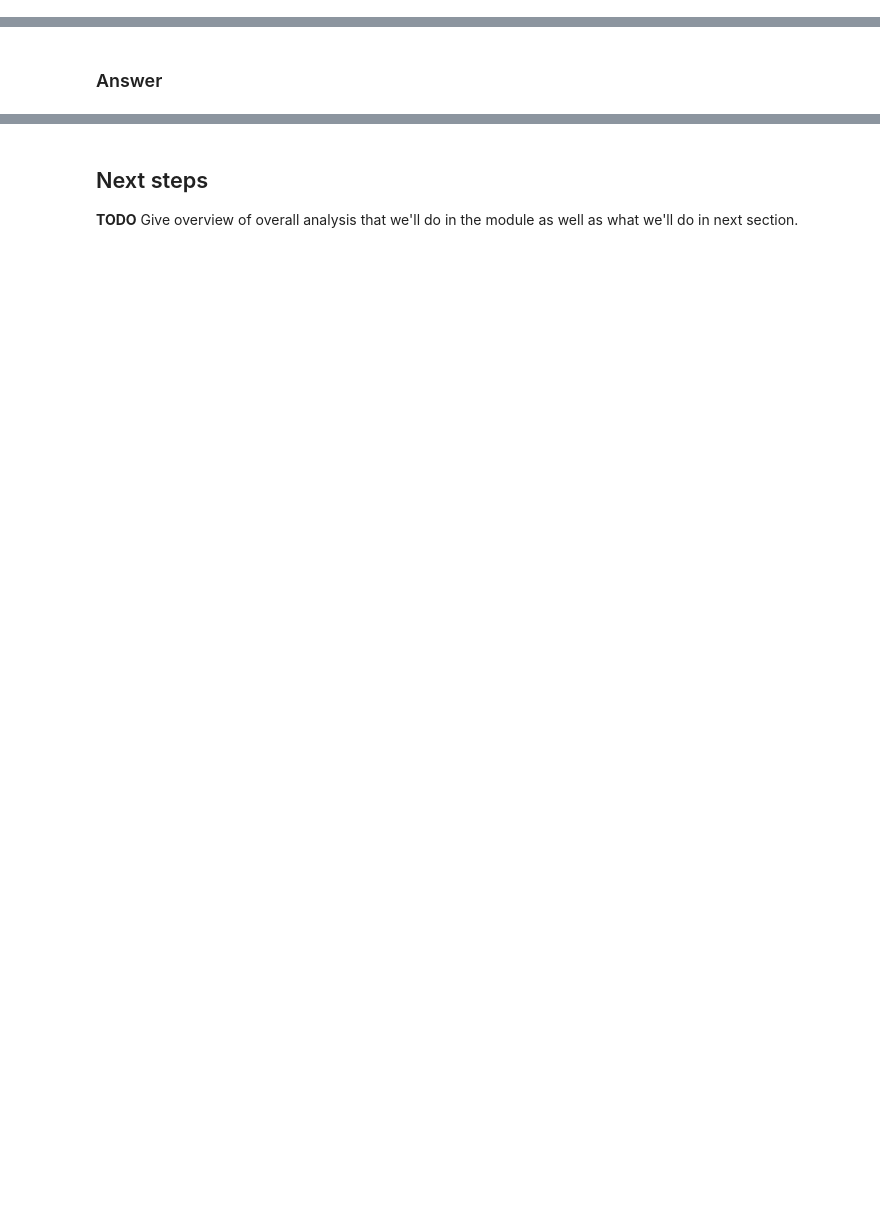
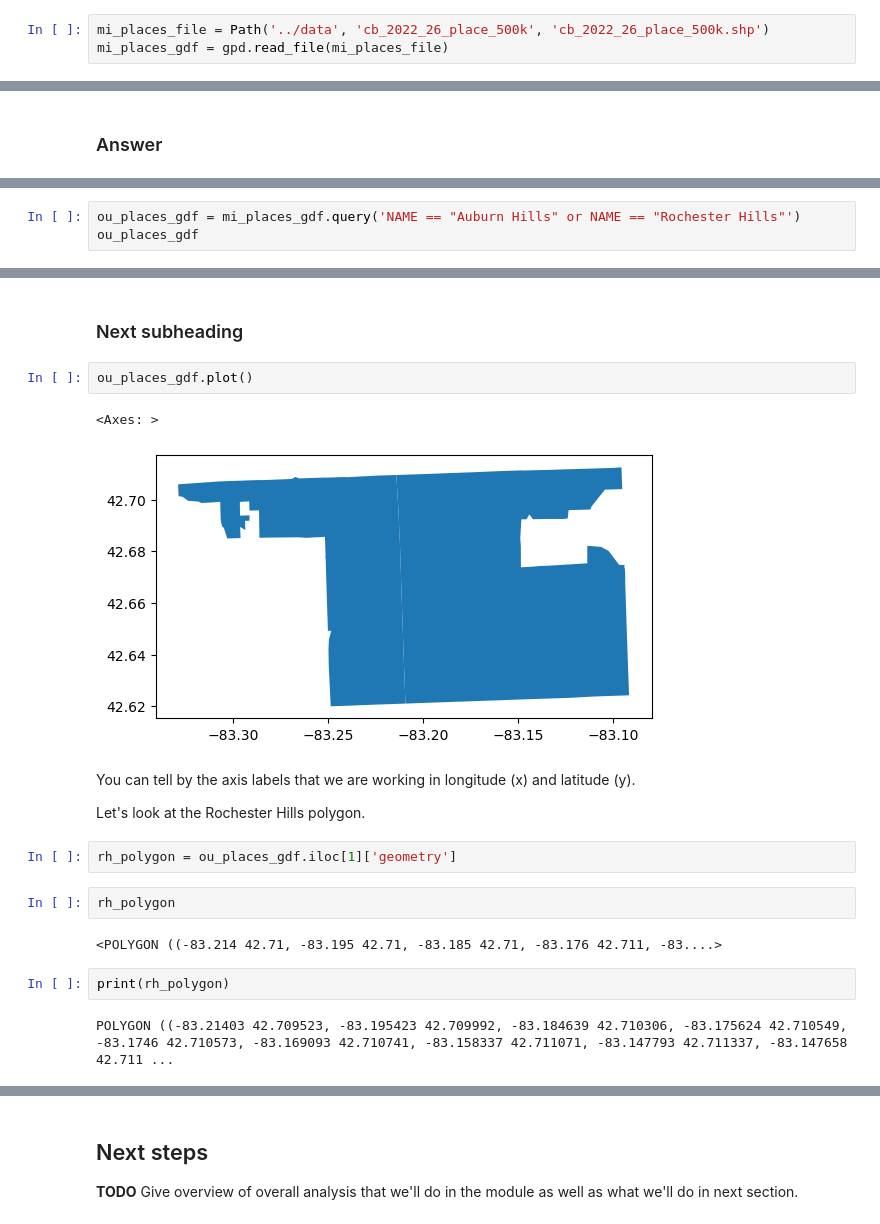
Before and after one commit to misken/geonewb_python, a Jupyter notebook: notebooks/ou_land_use_02_vectorintro.ipynb, the cells around one changed output, grey strips where cells are left out. Saved outputs shown, nothing was run; the diff lists cells and outputs as text; blank space fills up the shorter version.

```diff
--- a/notebooks/ou_land_use_02_vectorintro.ipynb
+++ b/notebooks/ou_land_use_02_vectorintro.ipynb
@@ -50,0 +14,3 @@ Here's a question.
+# %%
+mi_places_file = Path('../data', 'cb_2022_26_place_500k', 'cb_2022_26_place_500k.shp')
+mi_places_gdf = gpd.read_file(mi_places_file)
@@ -275,0 +25,3 @@ plt.show()
+# %%
+ou_places_gdf = mi_places_gdf.query('NAME == "Auburn Hills" or NAME == "Rochester Hills"')
+ou_places_gdf
@@ -275,0 +32,21 @@ plt.show()
+# %% [markdown]
+### Next subheading
+# %%
+ou_places_gdf.plot()
+# %% [output]
+<Axes: >
+[figure, added]
+# %% [markdown]
+You can tell by the axis labels that we are working in longitude (x) and latitude (y).
+
+Let's look at the Rochester Hills polygon.
+# %%
+rh_polygon = ou_places_gdf.iloc[1]['geometry']
+# %%
+rh_polygon
+# %% [output]
+<POLYGON ((-83.214 42.71, -83.195 42.71, -83.185 42.71, -83.176 42.711, -83....>
+# %%
+print(rh_polygon)
+# %% [output]
+POLYGON ((-83.21403 42.709523, -83.195423 42.709992, -83.184639 42.710306, -83.175624 42.710549, -83.1746 42.710573, -83.169093 42.710741, -83.158337 42.711071, -83.147793 42.711337, -83.147658 42.711 ...
```
Also changed, not shown: parts of 64 cells of this notebook, 2 other files.
